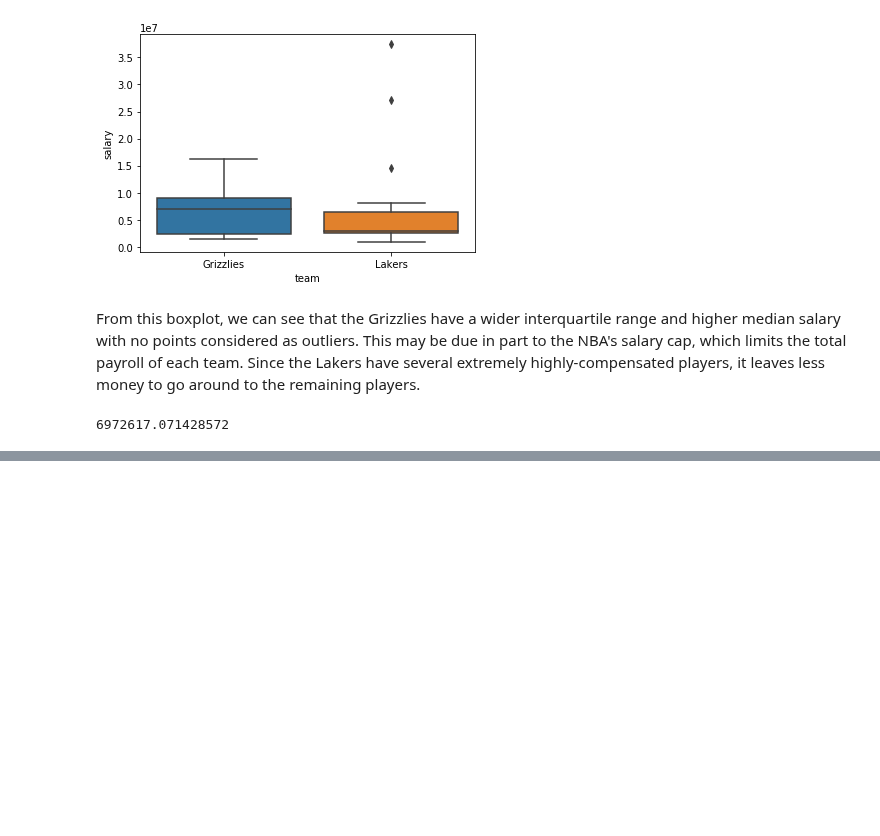
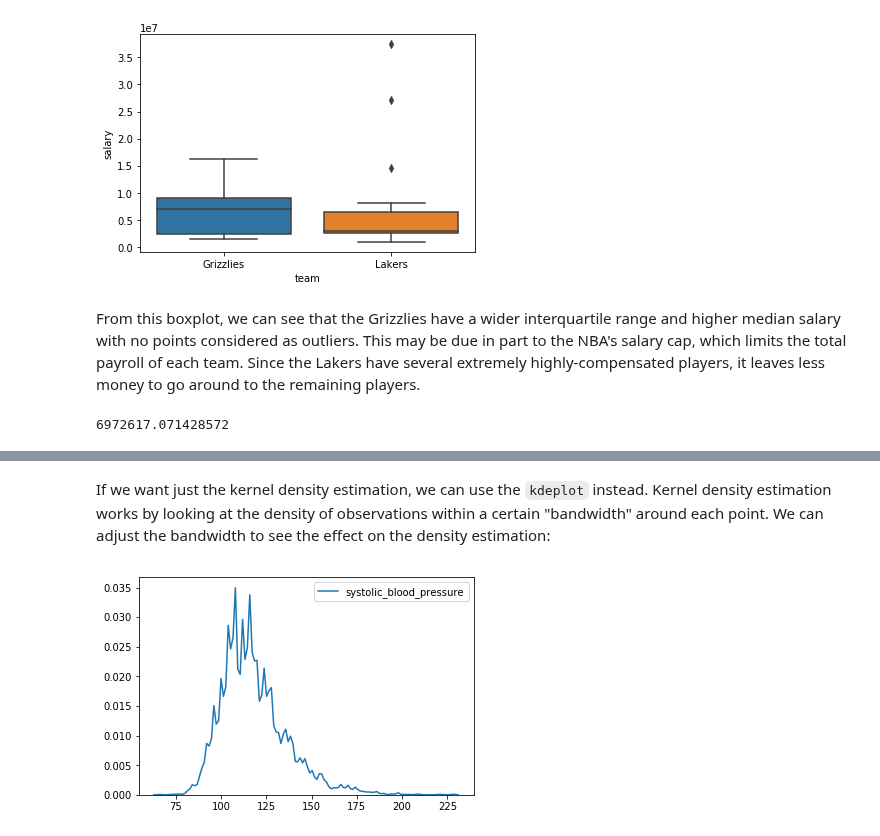
Before and after one commit to NSS-Data-Instructional-Stuff/stats-for-data-science, a Jupyter notebook: notebooks/Exploratory_Data_Analysis.ipynb, the cells around one changed output, grey strips where cells are left out. Drawn from its saved outputs; the diff is of its cells as text; code cells hidden in the pictures; blank space fills up the shorter version.

```diff
--- a/notebooks/Exploratory_Data_Analysis.ipynb
+++ b/notebooks/Exploratory_Data_Analysis.ipynb
@@ -331,0 +398,6 @@ lakers_grizzlies[lakers_grizzlies.team == 'Grizzlies'].salary.mean()
+# %% [markdown]
+If we want just the kernel density estimation, we can use the `kdeplot` instead. Kernel density estimation works by looking at the density of observations within a certain "bandwidth" around each point. We can adjust the bandwidth to see the effect on the density estimation:
+# %%
+sns.kdeplot(nhanes.systolic_blood_pressure.dropna(), bw = 1);
+# %% [output]
+[figure, added]
```
Also changed, not shown: parts of 18 cells of this notebook, 4 other files.
